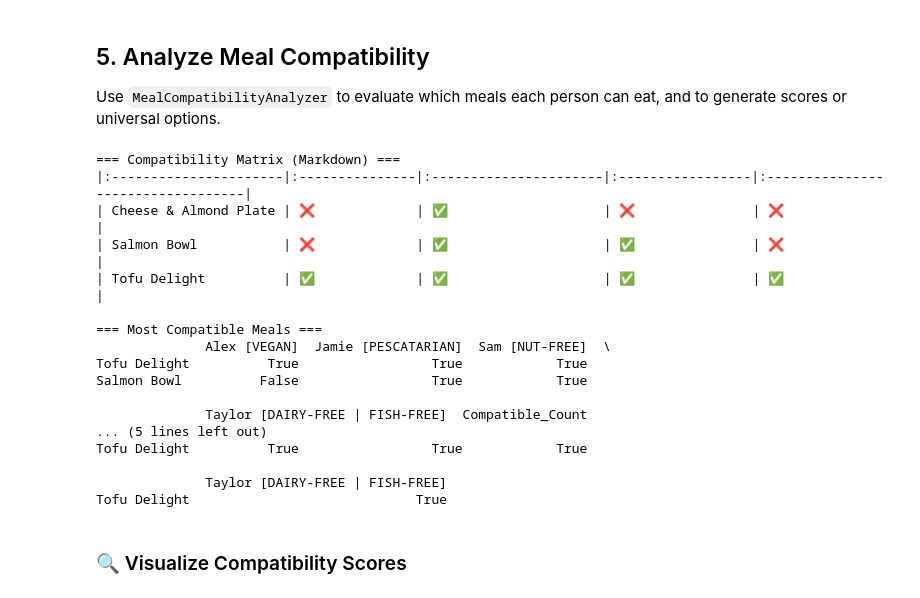
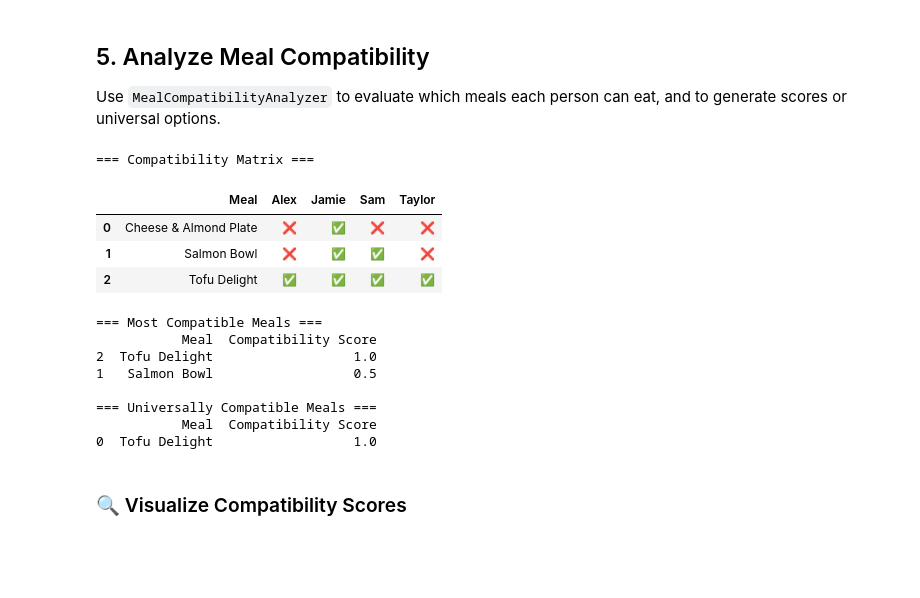
Before and after one commit to JetpackYoshi/meal-planner, a Jupyter notebook: examples/feature_overview.ipynb, the cells around one changed output. Drawn from its saved outputs; the diff is of its cells as text; code cells hidden in the pictures; blank space fills up the shorter version.

```diff
--- a/examples/feature_overview.ipynb
+++ b/examples/feature_overview.ipynb
@@ -153,31 +153,28 @@ from mealplanner.dietary_model import MealCompatibilityAnalyzer
 # %%
 analyzer = MealCompatibilityAnalyzer(meals, people)
-print("\n=== Compatibility Matrix (Markdown) ===")
-analyzer.print_matrix(mode="markdown")
-
-print("\n=== Most Compatible Meals ===")
-print(analyzer.get_most_compatible_meals(top_n=2))
-
-print("\n=== Universally Compatible Meals ===")
-print(analyzer.get_universally_compatible_meals())
+print("\n=== Compatibility Matrix ===")
+analyzer.get_compatibility_matrix(use_emojis=True)
 # %% [output]
-=== Compatibility Matrix (Markdown) ===
-|:----------------------|:---------------|:----------------------|:-----------------|:----------------------------------|
-| Cheese & Almond Plate | ❌             | ✅                    | ❌               | ❌                                |
-| Salmon Bowl           | ❌             | ✅                    | ✅               | ❌                                |
-| Tofu Delight          | ✅             | ✅                    | ✅               | ✅                                |
-
-=== Most Compatible Meals ===
-              Alex [VEGAN]  Jamie [PESCATARIAN]  Sam [NUT-FREE]  \
-Tofu Delight          True                 True            True
-Salmon Bowl          False                 True            True
-
-              Taylor [DAIRY-FREE | FISH-FREE]  Compatible_Count
-... (5 lines left out)
-Tofu Delight          True                 True            True
-
-              Taylor [DAIRY-FREE | FISH-FREE]
-Tofu Delight                             True
+=== Compatibility Matrix ===
+|  | Meal | Alex | Jamie | Sam | Taylor |
+| 0 | Cheese & Almond Plate | ❌ | ✅ | ❌ | ❌ |
+| 1 | Salmon Bowl | ❌ | ✅ | ✅ | ❌ |
+| 2 | Tofu Delight | ✅ | ✅ | ✅ | ✅ |
+# %%
+print("\n=== Most Compatible Meals ===")
+print(analyzer.get_most_compatible_meals(top_n=2))
+
+print("\n=== Universally Compatible Meals ===")
+print(analyzer.get_universally_compatible_meals())
+# %% [output]
+=== Most Compatible Meals ===
+           Meal  Compatibility Score
+2  Tofu Delight                  1.0
+1   Salmon Bowl                  0.5
+
+=== Universally Compatible Meals ===
+           Meal  Compatibility Score
+0  Tofu Delight                  1.0
 # %% [markdown]
 ### 🔍 Visualize Compatibility Scores
 # %%
```
Also changed, not shown: parts of 8 cells of this notebook, 8 other files.
